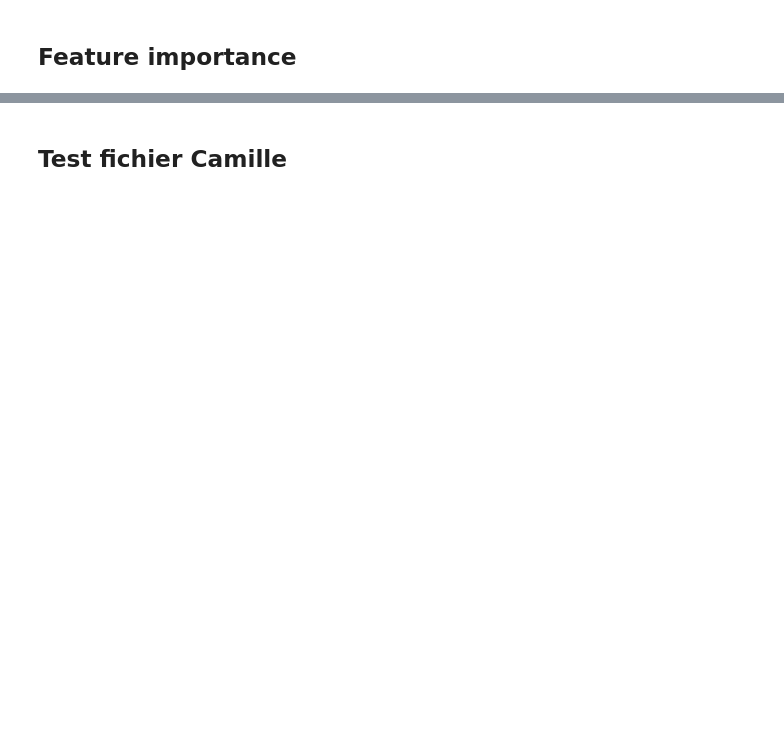
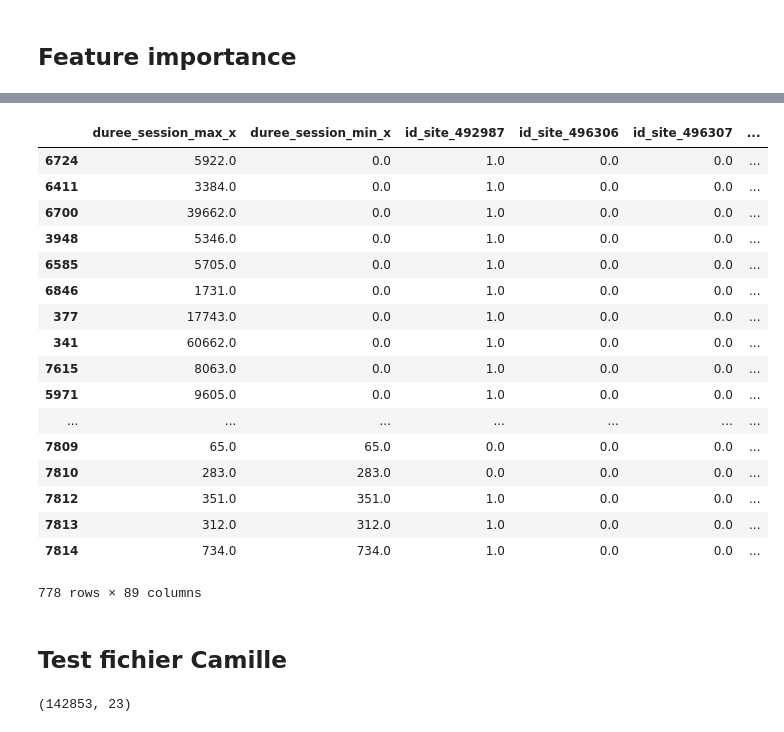
Before and after one commit to amauryfournier/L_Equipe, a Jupyter notebook: L_Equipe_ML.ipynb, the cells around one changed output, grey strips where cells are left out. Cells and saved outputs as stored; diff of their text form; code cells hidden in the pictures; blank space fills up the shorter version.

```diff
--- a/L_Equipe_ML.ipynb
+++ b/L_Equipe_ML.ipynb
@@ -325,8 +709,32 @@ plt.savefig("W:\\L_equipe\modeles\gb_98_features_importance.png")
+# %%
+dftest
+# %% [output]
+|  | duree_session_max_x | duree_session_min_x | id_site_492987 | id_site_496306 | id_site_496307 | ... |
+| 6724 | 5922.0 | 0.0 | 1.0 | 0.0 | 0.0 | ... |
+| 6411 | 3384.0 | 0.0 | 1.0 | 0.0 | 0.0 | ... |
+| 6700 | 39662.0 | 0.0 | 1.0 | 0.0 | 0.0 | ... |
+| 3948 | 5346.0 | 0.0 | 1.0 | 0.0 | 0.0 | ... |
+| 6585 | 5705.0 | 0.0 | 1.0 | 0.0 | 0.0 | ... |
+| 6846 | 1731.0 | 0.0 | 1.0 | 0.0 | 0.0 | ... |
+| 377 | 17743.0 | 0.0 | 1.0 | 0.0 | 0.0 | ... |
+| 341 | 60662.0 | 0.0 | 1.0 | 0.0 | 0.0 | ... |
+| 7615 | 8063.0 | 0.0 | 1.0 | 0.0 | 0.0 | ... |
+| 5971 | 9605.0 | 0.0 | 1.0 | 0.0 | 0.0 | ... |
+| ... | ... | ... | ... | ... | ... | ... |
+| 7809 | 65.0 | 65.0 | 0.0 | 0.0 | 0.0 | ... |
+| 7810 | 283.0 | 283.0 | 0.0 | 0.0 | 0.0 | ... |
+| 7812 | 351.0 | 351.0 | 1.0 | 0.0 | 0.0 | ... |
+| 7813 | 312.0 | 312.0 | 1.0 | 0.0 | 0.0 | ... |
+| 7814 | 734.0 | 734.0 | 1.0 | 0.0 | 0.0 | ... |
+778 rows × 89 columns
 # %% [markdown]
 ## Test fichier Camille
 # %%
 df_cam = pd.read_csv("W:\L_Equipe\\basetot.csv", sep = ";")
 df_cam = df_cam.fillna(0)
+df_cam.shape
+# %% [output]
+(142853, 23)
 # %%
 path = "W:\L_equipe\dataframes\\"
 df_cam.cible.value_counts()
```
Also changed, not shown: parts of 19 cells of this notebook, 10 other files.
